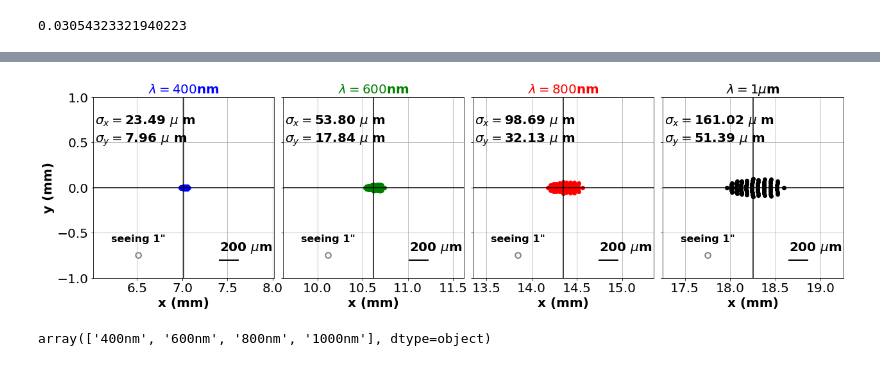
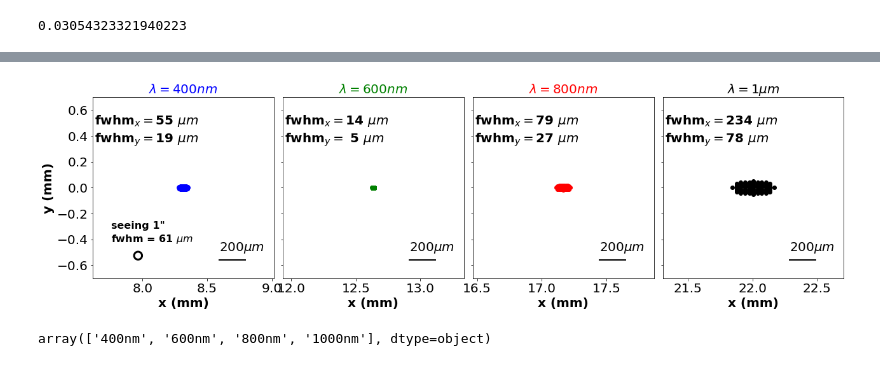
Before and after one commit to sylvielsstfr/OpticSimWthB4, a Jupyter notebook: DrawPSF/notebooks/DrawPSF_v3.ipynb, the cells around one changed output, grey strips where cells are left out. Saved outputs shown, nothing was run; the diff lists cells and outputs as text; code cells hidden in the pictures.

```diff
--- a/DrawPSF/notebooks/DrawPSF_v3.ipynb
+++ b/DrawPSF/notebooks/DrawPSF_v3.ipynb
@@ -599,3 +660,7 @@ x3=Xfinal[selected_indexes3[0]]
 y3=Yfinal[selected_indexes3[0]]
 x3av,x3std,x3min,x3max,x3wdt=GetInfo(x3)
 y3av,y3std,y3min,y3max,y3wdt=GetInfo(y3)
+# %%
+fwhmx3=ComputeFWHM(x3.values-x3av,nbins=11,thetitle="FWHM x3",flagplot=False)
+fwhmy3=ComputeFWHM(y3.values-y3av,nbins=11,thetitle="FWHM y3",flagplot=False)
+print("fwhm_x3= = {:2.2f}, fwhm_y3={:2.4f}".format(fwhmx3,fwhmy3))
@@ -605,3 +678,7 @@ x4=Xfinal[selected_indexes4[0]]
 y4=Yfinal[selected_indexes4[0]]
 x4av,x4std,x4min,x4max,x4wdt=GetInfo(x4)
 y4av,y4std,y4min,y4max,y4wdt=GetInfo(y4)
+# %%
+fwhmx4=ComputeFWHM(x4-x4av,nbins=11,thetitle="FWHM x4",flagplot=False)
+fwhmy4=ComputeFWHM(y4-y4av,nbins=11,thetitle="FWHM y4",flagplot=False)
+print("fwhm_x4= = {:2.2f}, fwhm_y4={:2.4f}".format(fwhmx4,fwhmy4))
@@ -711,6 +828,6 @@ def Showstat2(x,y,w,xstd,ystd,ax):
 # %%
-wdt=2.00  # with 200 microns
-scalelabel="200 $\mu$m"
+wdt=1.40  # width 1.4 mm to cope with total width for Ronchi  400 of 1.4 mm
+scalelabel="140 $\mu$m"
 xmin=x1av-wdt
 xmax=x1av+wdt
 ymin=y1av-wdt
@@ -718,8 +835,10 @@ ymax=y1av+wdt
 xscale=xmax-xmin
 yscale=ymax-ymin
 # %%
-seeing_radius=1./pltscale/2 # in mm
-seeing_str="seeing 1\""
+seeing_radius=1./pltscale/2. # in mm
+seeing_str="seeing 1\" fwhm ({:2.0f}  $\mu m$) ".format(seeing_radius*2000)
+seeing_str1="seeing 1\" "
+seeing_str2="fwhm = {:2.0f} $\mu m$".format(seeing_radius*2000)
 # %%
 seeing_str
 # %% [output]
@@ -805,63 +928,69 @@ $\sigma_x=$161.02 $\mu$ m
 f, ((ax1, ax2, ax3, ax4)) = plt.subplots(1, 4,figsize=(18,6),sharey=True)
 #-----
 ax1.plot(x1, y1,'bo')
-Showscale2(x1av,y1av,wdt,scalelabel,ax1)
-Showstat2(x1av,y1av,wdt,x1std,y1std,ax1)
-circle1 = Circle((x1av-wdt/4, y1av-wdt/2*3/4), seeing_radius, linewidth=2,edgecolor='grey', facecolor=(0, 0, 0, .0125))
-ax1.text(x1av-wdt/2*(1-1/5), y1av-wdt/2*3/4*(1-1/5),seeing_str,fontsize=16, fontweight='bold')
+#Showscale2(x1av,y1av,wdt,scalelabel,ax1)
+Showscale3(x1av,y1av,wdt,0.2,"$200 \mu m$",ax1)
+#Showstat2(x1av,y1av,wdt,x1std,y1std,ax1)
+Showstat3(x1av,y1av,wdt,fwhmx1,fwhmy1,ax1)
+circle1 = Circle((x1av-wdt/4, y1av-wdt/2*3/4), seeing_radius, linewidth=3,edgecolor='black', facecolor=(0, 0, 0, .0125))
+ax1.text(x1av-wdt/2*(1-1/5), y1av-wdt/2*3/4*(1-2/5),seeing_str1,fontsize=16, fontweight='bold')
+ax1.text(x1av-wdt/2*(1-1/5), y1av-wdt/2*3/4*(1-1/5),seeing_str2,fontsize=16, fontweight='bold')
 ax1.add_artist(circle1)
 ax1.set_xlim(x1av-wdt/2,x1av+wdt/2)
 ax1.set_ylim(y1av-wdt/2,y1av+wdt/2)
-ax1.set_title('$\lambda=400$nm',fontweight='bold',color="b",fontsize=20)
+ax1.set_title('$\lambda=400 nm$',fontweight='bold',color="b",fontsize=20)
 ax1.set_xlabel('x (mm)',fontweight='bold',fontsize=20)
 ax1.set_ylabel('y (mm)',fontweight='bold',fontsize=20)
 ax1.set_aspect('equal')
-ax1.grid()
+#ax1.grid()
 #----
 ax2.plot(x2, y2,'go')
-Showscale2(x2av,y2av,wdt,scalelabel,ax2)
-Showstat2(x2av,y2av,wdt,x2std,y2std,ax2)
-#circle2 = Circle((x2av, y2av), seeing_radius, linewidth=2,edgecolor='grey', facecolor=(0, 0, 0, .0125))
-circle2 = Circle((x2av-wdt/4, y2av-wdt/2*3/4), seeing_radius, linewidth=2,edgecolor='grey', facecolor=(0, 0, 0, .0125))
-ax2.text(x2av-wdt/2*(1-1/5), y2av-wdt/2*3/4*(1-1/5),seeing_str,fontsize=16, fontweight='bold')
-ax2.add_artist(circle2)
+#Showscale2(x2av,y2av,wdt,scalelabel,ax2)
+Showscale3(x2av,y2av,wdt,0.2,"$200 \mu m$",ax2)
+#Showstat2(x2av,y2av,wdt,x2std,y2std,ax2)  # plot std
+Showstat3(x2av,y2av,wdt,fwhmx2,fwhmy2,ax2) # plot fwhm
+#circle2 = Circle((x2av-wdt/4, y2av-wdt/2*3/4), seeing_radius, linewidth=2,edgecolor='grey', facecolor=(0, 0, 0, .0125))
+#ax2.text(x2av-wdt/2*(1-1/5), y2av-wdt/2*3/4*(1-1/5),seeing_str,fontsize=16, fontweight='bold')
+#ax2.add_artist(circle2)
 ax2.set_xlim(x2av-wdt/2,x2av+wdt/2)
 ax2.set_ylim(y2av-wdt/2,y2av+wdt/2)
 ax2.set_xlabel('x (mm)',fontweight='bold',fontsize=20)
 #ax2.set_ylabel('y (mm)',fontweight='bold')
-ax2.grid()
+#ax2.grid()
 ax2.set_aspect('equal')
-ax2.set_title('$\lambda=600$nm',fontweight='bold',color="g",fontsize=20)
+ax2.set_title('$\lambda=600 nm$',fontweight='bold',color="g",fontsize=20)
 #--------
 ax3.plot(x3, y3,'ro')
-Showscale2(x3av,y3av,wdt,scalelabel,ax3)
-Showstat2(x3av,y3av,wdt,x3std,y3std,ax3)
-#circle3 = Circle((x3av, y3av), seeing_radius, linewidth=2,edgecolor='grey', facecolor=(0, 0, 0, .0125))
-circle3 = Circle((x3av-wdt/4, y3av-wdt/2*3/4), seeing_radius, linewidth=2,edgecolor='grey', facecolor=(0, 0, 0, .0125))
-ax3.text(x3av-wdt/2*(1-1/5), y3av-wdt/2*3/4*(1-1/5),seeing_str,fontsize=16, fontweight='bold')
-ax3.add_artist(circle3)
+#Showscale2(x3av,y3av,wdt,scalelabel,ax3)
+Showscale3(x3av,y3av,wdt,0.2,"$200 \mu m$",ax3)
+#Showstat2(x3av,y3av,wdt,x3std,y3std,ax3) # plot sigma
+Showstat3(x3av,y3av,wdt,fwhmx3,fwhmy3,ax3) # plot fwhm
+#circle3 = Circle((x3av-wdt/4, y3av-wdt/2*3/4), seeing_radius, linewidth=2,edgecolor='grey', facecolor=(0, 0, 0, .0125))
+#ax3.text(x3av-wdt/2*(1-1/5), y3av-wdt/2*3/4*(1-1/5),seeing_str,fontsize=16, fontweight='bold')
+#ax3.add_artist(circle3)
 ax3.set_xlim(x3av-wdt/2,x3av+wdt/2)
 ax3.set_ylim(y3av-wdt/2,y3av+wdt/2)
 ax3.set_xlabel('x (mm)',fontweight='bold',fontsize=20)
 #ax3.set_ylabel('y (mm)',fontweight='bold')
-ax3.grid()
+#ax3.grid()
 ax3.set_aspect('equal')
-ax3.set_title('$\lambda=800$nm',fontweight='bold',color="r",fontsize=20)
+ax3.set_title('$\lambda=800 nm$',fontweight='bold',color="r",fontsize=20)
 #-----
 ax4.plot(x4, y4,'ko')
-Showscale2(x4av,y4av,wdt,scalelabel,ax4)
-Showstat2(x4av,y4av,wdt,x4std,y4std,ax4)
-#circle4 = Circle((x4av, y4av), seeing_radius, linewidth=2,edgecolor='grey', facecolor=(0, 0, 0, .0125))
-circle4 = Circle((x4av-wdt/4, y4av-wdt/2*3/4), seeing_radius, linewidth=2,edgecolor='grey', facecolor=(0, 0, 0, .0125))
-ax4.text(x4av-wdt/2*(1-1/5), y4av-wdt/2*3/4*(1-1/5),seeing_str,fontsize=16, fontweight='bold')
-ax4.add_artist(circle4)
+#Showscale2(x4av,y4av,wdt,scalelabel,ax4)
+Showscale3(x4av,y4av,wdt,0.2,"$200 \mu m$",ax4)
+#Showstat2(x4av,y4av,wdt,x4std,y4std,ax4) # plt sigma
+Showstat3(x4av,y4av,wdt,fwhmx4,fwhmy4,ax4) # plot fwhm
+#circle4 = Circle((x4av-wdt/4, y4av-wdt/2*3/4), seeing_radius, linewidth=2,edgecolor='grey', facecolor=(0, 0, 0, .0125))
+#ax4.text(x4av-wdt/2*(1-1/5), y4av-wdt/2*3/4*(1-1/5),seeing_str,fontsize=16, fontweight='bold')
+#ax4.add_artist(circle4)
 ax4.set_xlim(x4av-wdt/2,x4av+wdt/2)
 ax4.set_ylim(y4av-wdt/2,y4av+wdt/2)
 ax4.set_xlabel('x (mm)',fontweight='bold',fontsize=20)
 ax4.set_aspect('equal')
 #ax4.set_ylabel('y (mm)',fontweight='bold')
-ax4.grid()
-ax4.set_title('$\lambda=1\mu$m',fontweight='bold',color="k",fontsize=20)
+#ax4.grid()
+ax4.set_title('$\lambda=1\mu m$',fontweight='bold',color="k",fontsize=20)
 #plt.suptitle(fulltitle2,fontsize=16,fontweight='bold',y=1.02)
 
 
@@ -876,4 +1001,4 @@ $\sigma_x=$161.02 $\mu$ m
-[figure, old version]
+[figure, new version]
 # %%
 df_out.index.values
 # %% [output]
```
Also changed, not shown: parts of 32 cells of this notebook, 1 other file.
